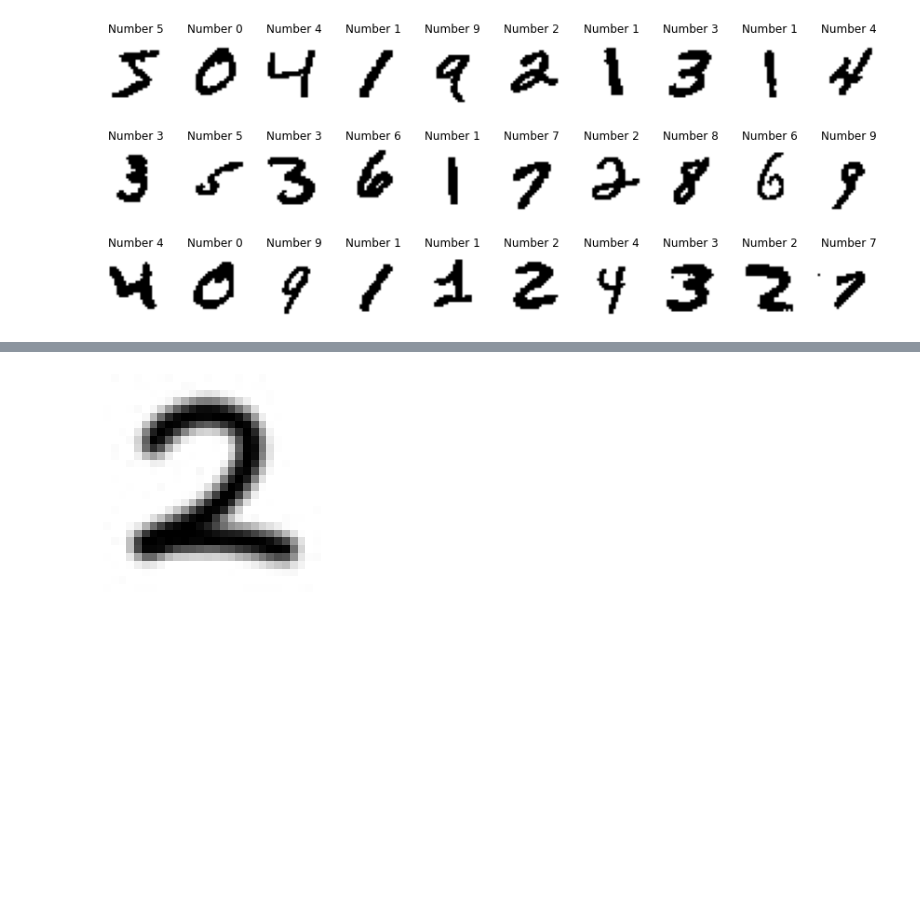
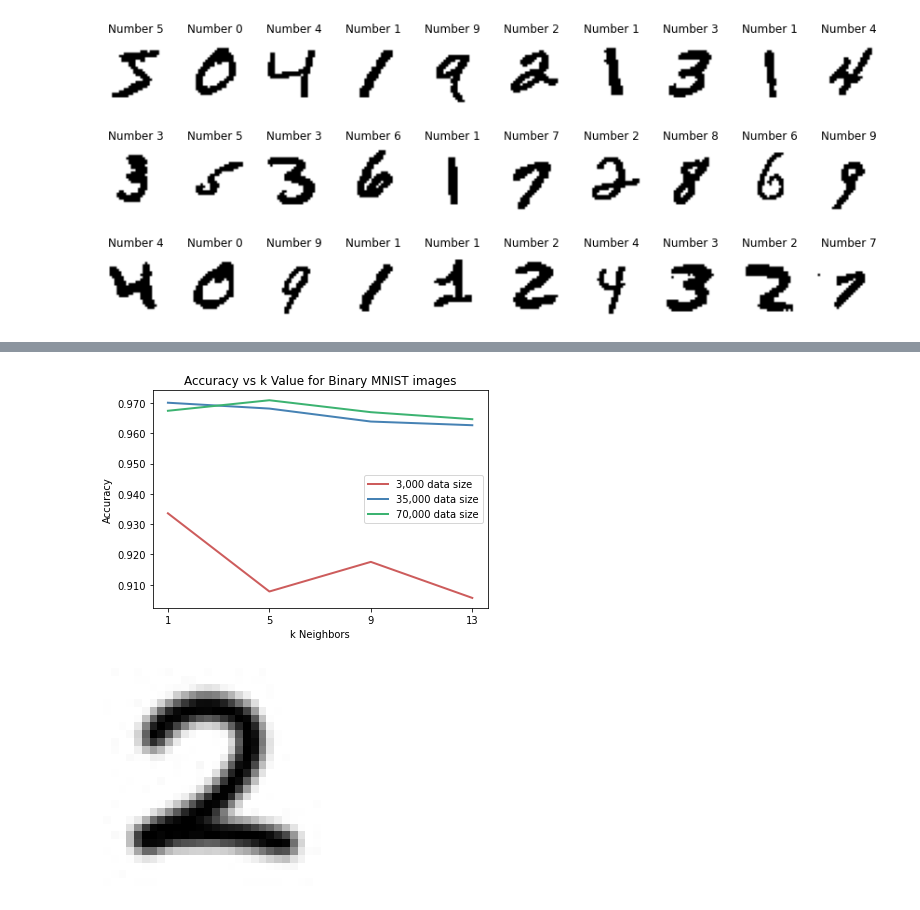
Before and after one commit to ashdrex/char-recognition, a Jupyter notebook: main.ipynb, the cells around one changed output, grey strips where cells are left out. Cells and saved outputs as stored; diff of their text form; code cells hidden in the pictures; blank space fills up the shorter version.

```diff
--- a/main.ipynb
+++ b/main.ipynb
@@ -177,3 +286,22 @@ print(k_values, acc_results)
+# %%
+fig, ax = plt.subplots()
+ax.yaxis.set_major_formatter(FormatStrFormatter('%.3f'))
+
+b_3k = [0.9335591365977922, 0.9077434571112489, 0.9175240922201446, 0.9056236653803852]
+b_35k = [0.9700721445282658, 0.9681385084072349, 0.9638591298383578, 0.962643291126142]
+b_70k = [0.9674133574940532, 0.9708910140456608, 0.9669514367266935, 0.9646324175362636]
+
+plt.plot(k_values, b_3k, color='indianred', linewidth=2, label='3,000 data size')
+plt.plot(k_values, b_35k, color='steelblue', linewidth=2, label='35,000 data size')
+plt.plot(k_values, b_70k, color='mediumseagreen', linewidth=2, label='70,000 data size')
+plt.legend()
+plt.ylabel('Accuracy')
+plt.xlabel('k Neighbors')
+plt.xticks(k_values)
+plt.title('Accuracy vs k Value for Binary MNIST images')
+plt.show()
+# %% [output]
+[figure, added]
 # %%
 # test model on image not in dataset
 
```
Also changed, not shown: parts of 12 cells of this notebook, 3 other files.
